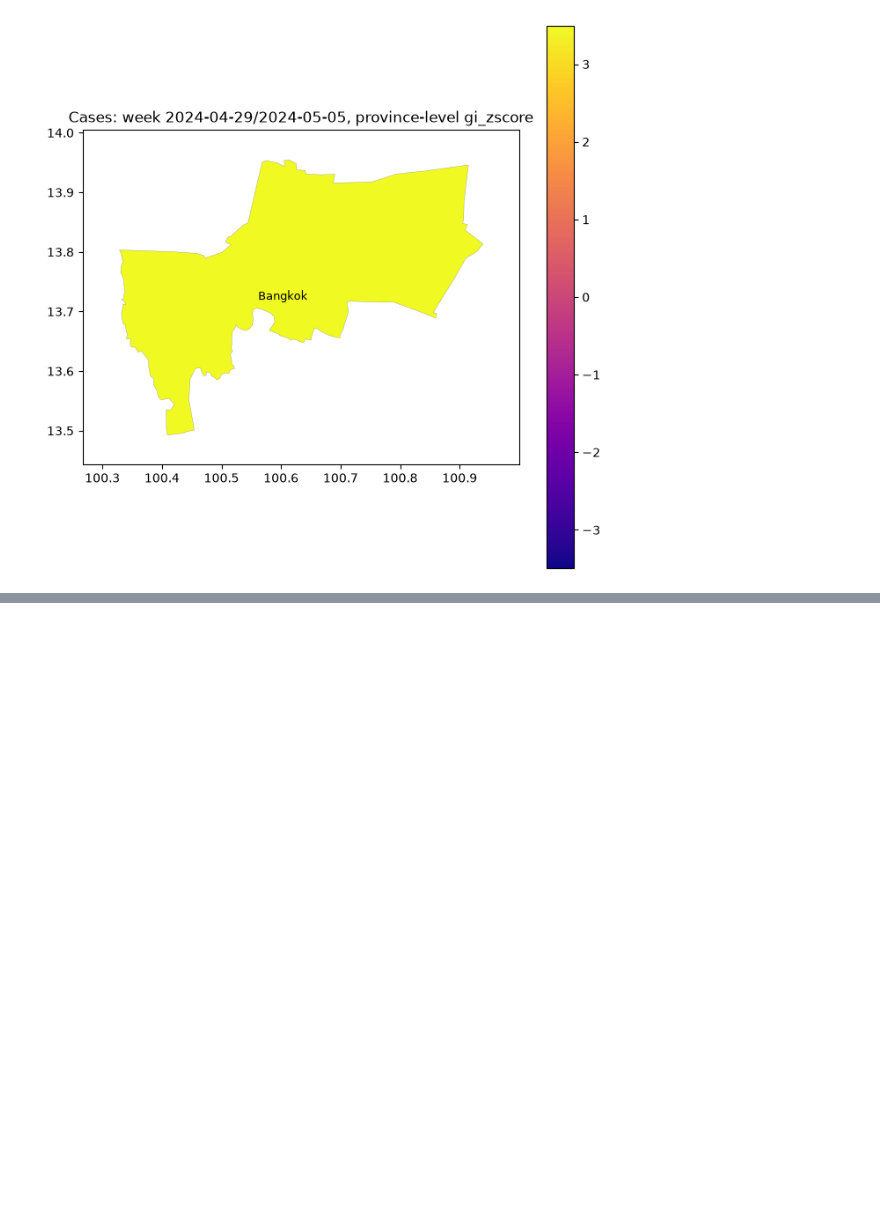
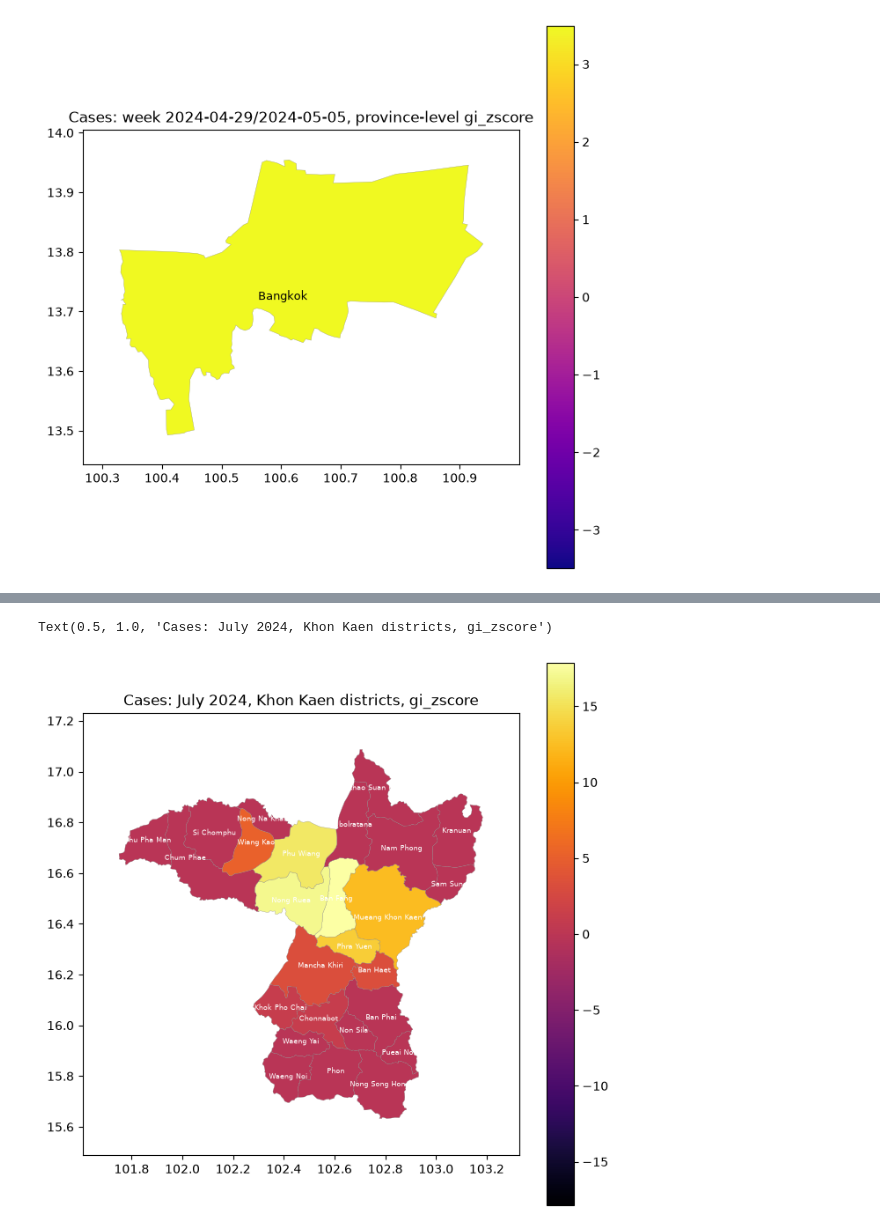
Before and after one commit to nongwarodom/spatialdetection, a Jupyter notebook: notebooks/quickstart.ipynb, the cells around one changed output, grey strips where cells are left out. Saved outputs shown, nothing was run; the diff lists cells and outputs as text; code cells hidden in the pictures; blank space fills up the shorter version.

```diff
--- a/notebooks/quickstart.ipynb
+++ b/notebooks/quickstart.ipynb
@@ -504,0 +514,35 @@ Text(0.5, 1.0, 'Cases: week 2024-04-29/2024-05-05, province-level gi_zscore')
+# %%
+with open("../data/thailand_admin_centroids.json") as f:
+    all_provinces = pd.DataFrame(json.load(f)["provinces"])
+
+moving_background_codes = [
+    "TH11", "TH12", "TH13", "TH14", "TH15", "TH16", "TH17", "TH18", "TH19",
+]
+moving_background = all_provinces[all_provinces["province_code"].isin(moving_background_codes)]
+moving_month_starts = pd.to_datetime(["2024-05-01", "2024-06-01", "2024-07-01"])
+moving_outbreak_en = ["Chiang Mai", "Surat Thani", "Khon Kaen"]
+
+moving_frames = []
+for month_start, outbreak_en in zip(moving_month_starts, moving_outbreak_en):
+    for _, p in moving_background.iterrows():
+        n = rng.integers(2, 8)
+        moving_frames.append(pd.DataFrame({
+            "lon": rng.normal(p["lon"], 0.05, size=n),
+            "lat": rng.normal(p["lat"], 0.05, size=n),
+            "reported_at": month_start + pd.to_timedelta(rng.integers(0, 28, size=n), unit="D"),
+        }))
+    outbreak = all_provinces.loc[all_provinces["province_en"] == outbreak_en].iloc[0]
+    moving_frames.append(pd.DataFrame({
+        "lon": rng.normal(outbreak["lon"], 0.05, size=60),
+        "lat": rng.normal(outbreak["lat"], 0.05, size=60),
+        "reported_at": month_start + pd.to_timedelta(rng.integers(0, 28, size=60), unit="D"),
+    }))
+moving_df = pd.concat(moving_frames, ignore_index=True)
+moving_df["month"] = time_bin_label(moving_df["reported_at"], timeframe="month")
+
+for month in sorted(moving_df["month"].unique()):
+    with warnings.catch_warnings():
+        warnings.simplefilter("ignore", UserWarning)  # libpysal disconnected-components notice
+        month_result = province_hotspots(moving_df[moving_df["month"] == month], k=5, permutations=199)
+    hot = month_result.loc[month_result["hotspot"] == 1, "province_en"].tolist()
+    print(f"{month}: {hot}")
@@ -504,0 +559,12 @@ Text(0.5, 1.0, 'Cases: week 2024-04-29/2024-05-05, province-level gi_zscore')
+# %%
+july_df = moving_df[moving_df["month"] == "2024-07"]
+with warnings.catch_warnings():
+    warnings.simplefilter("ignore", UserWarning)
+    july_district = district_hotspots(july_df, k=5, permutations=199)
+
+plot_hotspots(
+    july_district, province="TH40", cmap="inferno", show_labels=True, label_fontsize=6, label_color="white"
+).set_title("Cases: July 2024, Khon Kaen districts, gi_zscore")
+# %% [output]
+Text(0.5, 1.0, 'Cases: July 2024, Khon Kaen districts, gi_zscore')
+[figure, added]
```
Also changed, not shown: parts of 6 cells of this notebook, 2 other files.
